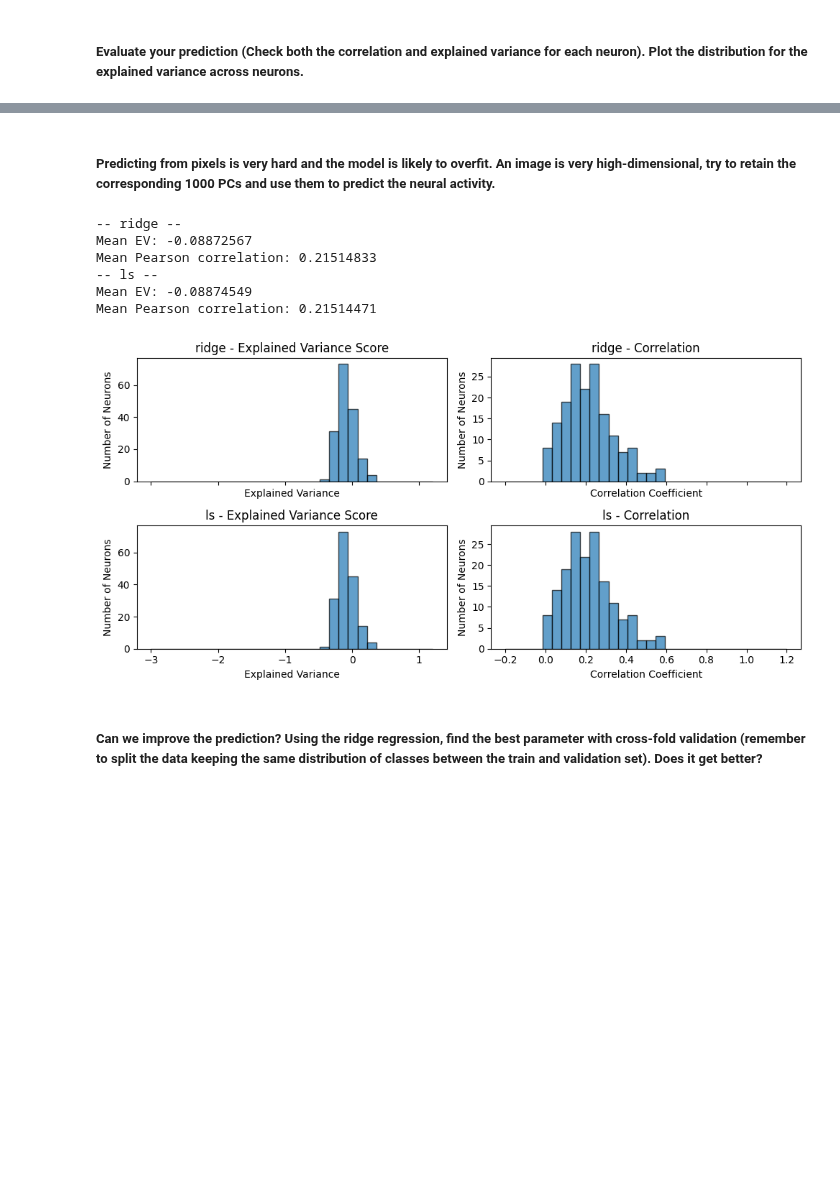
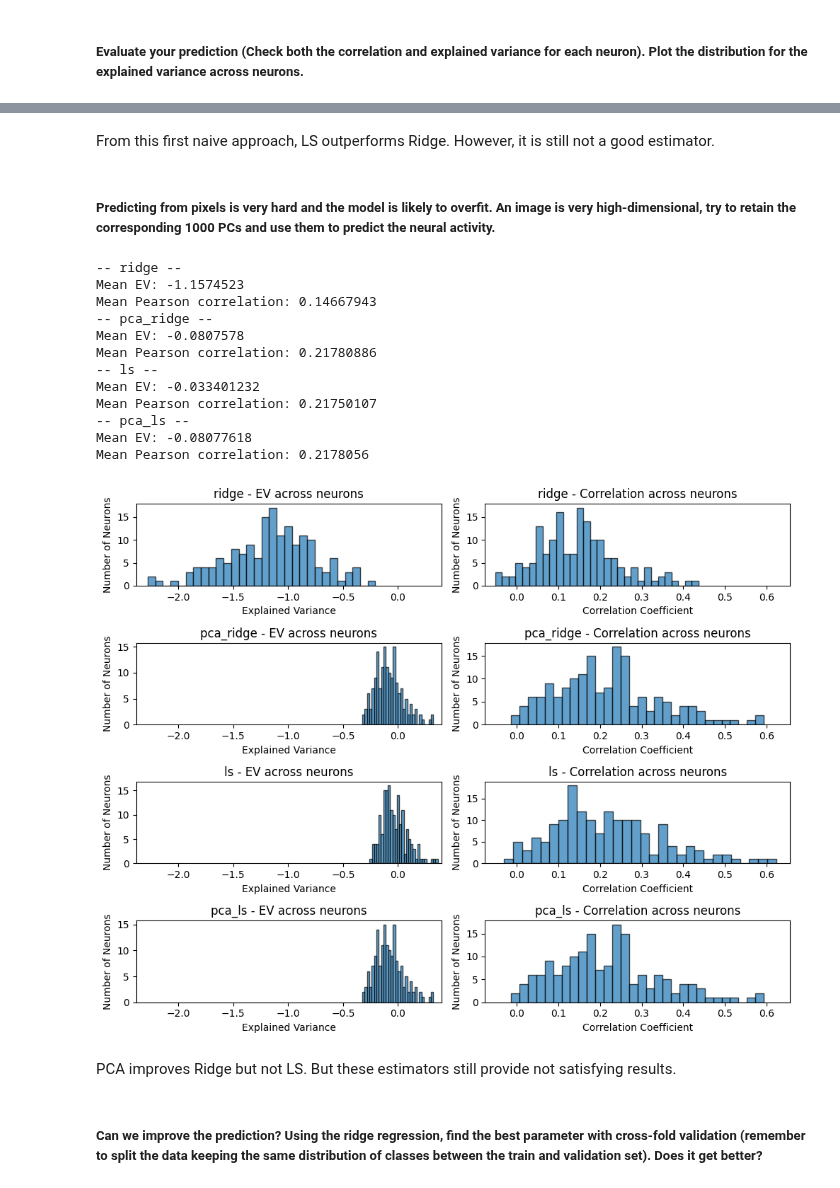
Before and after one commit to ledondodo/brainlike, a Jupyter notebook: week6.ipynb, the cells around one changed output, grey strips where cells are left out. Cells and saved outputs as stored; diff of their text form; code cells hidden in the pictures; blank space fills up the shorter version.

```diff
--- a/week6.ipynb
+++ b/week6.ipynb
@@ -142,0 +155,3 @@ Mean Pearson correlation: 0.21750069
+# %%
+metrics = {}
+evaluation_metrics(predictions, spikes_val, metrics)
@@ -143,3 +166,5 @@ Mean Pearson correlation: 0.21750069
+# %% [markdown]
+From this first naive approach, LS outperforms Ridge. However, it is still not a good estimator.
 # %% [markdown]
 ##### Predicting from pixels is very hard and the model is likely to overfit. An image is very high-dimensional, try to retain the corresponding 1000 PCs and use them to predict the neural activity.
 # %%
@@ -155,24 +179,32 @@ ridge = Ridge()
 ridge.fit(X_train_reduced, spikes_train)
 
 # Predictions
-predictions_pca['ridge'] = ridge.predict(X_val_reduced)
+predictions['pca_ridge'] = ridge.predict(X_val_reduced)
 # %%
 # 2. Least Squares Regression Model
 ls_model = LinearRegression()
 ls_model.fit(X_train_reduced, spikes_train)
 
 # Predictions
-predictions_pca['ls'] = ls_model.predict(X_val_reduced)
+predictions['pca_ls'] = ls_model.predict(X_val_reduced)
 # %%
-evaluation_metrics(predictions_pca, spikes_val, ['ridge', 'ls'])
+evaluation_metrics(predictions, spikes_val, metrics, ['ridge', 'pca_ridge', 'ls', 'pca_ls'])
 # %% [output]
 -- ridge --
-Mean EV: -0.08872567
-Mean Pearson correlation: 0.21514833
+Mean EV: -1.1574523
+Mean Pearson correlation: 0.14667943
+-- pca_ridge --
+Mean EV: -0.0807578
+Mean Pearson correlation: 0.21780886
 -- ls --
-Mean EV: -0.08874549
-Mean Pearson correlation: 0.21514471
+Mean EV: -0.033401232
+Mean Pearson correlation: 0.21750107
+-- pca_ls --
+Mean EV: -0.08077618
+Mean Pearson correlation: 0.2178056
-[figure, old version]
+[figure, new version]
+# %% [markdown]
+PCA improves Ridge but not LS. But these estimators still provide not satisfying results.
 # %% [markdown]
 ##### Can we improve the prediction? Using the ridge regression, find the best parameter with cross-fold validation (remember to split the data keeping the same distribution of classes between the train and validation set). Does it get better?
 # %%
```
Also changed, not shown: parts of 25 cells of this notebook.
